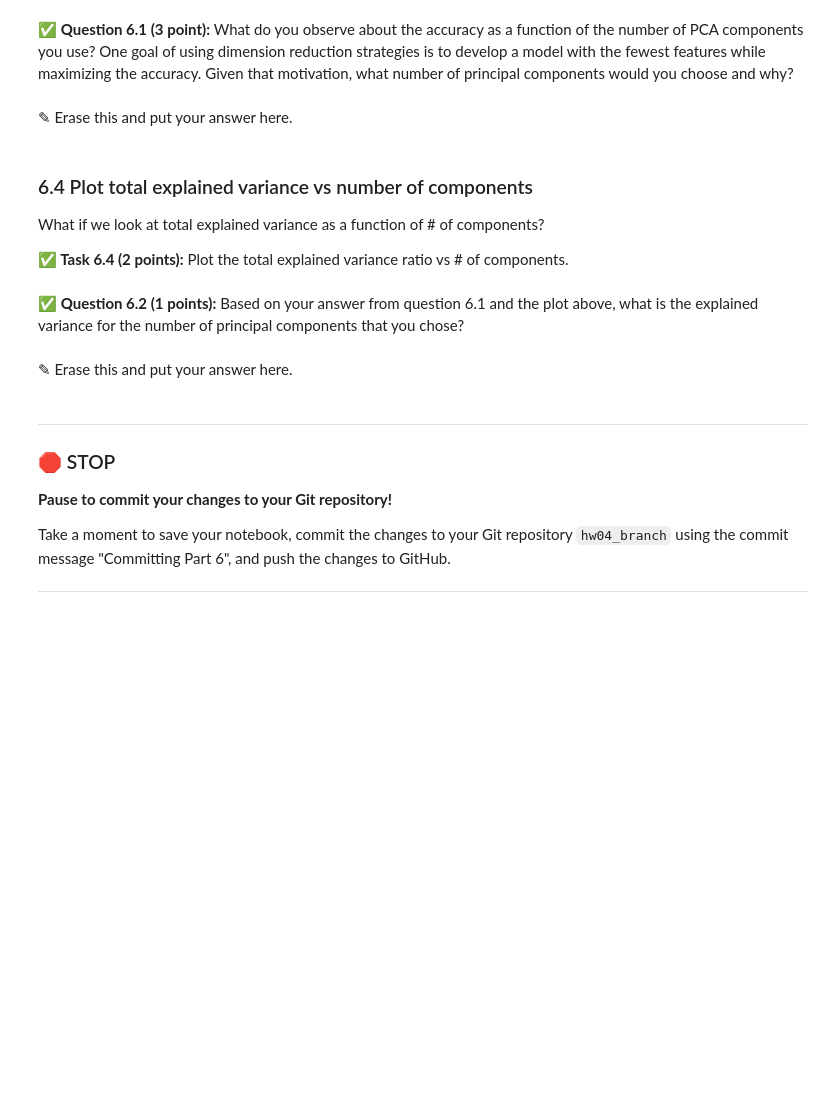
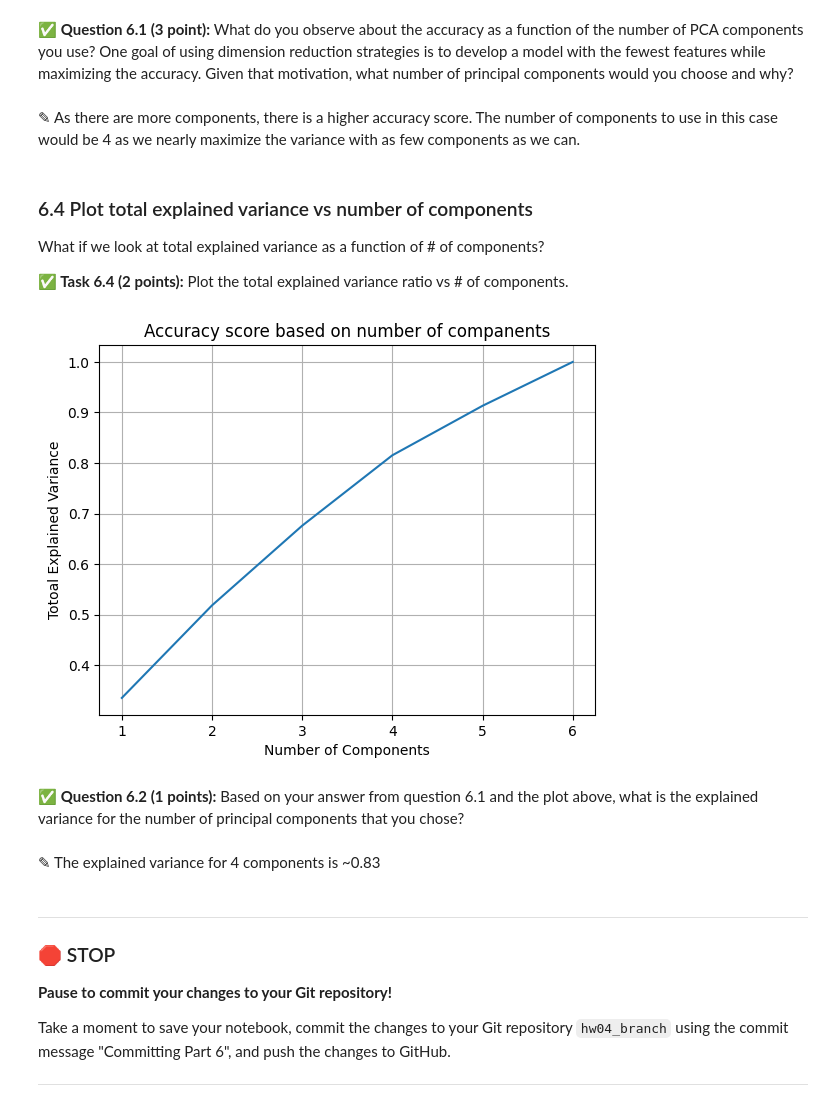
Before and after one commit to ethanfremder/CMSE202-f23-turnin, a Jupyter notebook: hw-04/HW-04_PerceptronSVMandPCA-STUDENT.ipynb, the cells around one changed output. Cells and saved outputs as stored; diff of their text form; code cells hidden in the pictures; blank space fills up the shorter version.

```diff
--- a/hw-04/HW-04_PerceptronSVMandPCA-STUDENT.ipynb
+++ b/hw-04/HW-04_PerceptronSVMandPCA-STUDENT.ipynb
@@ -500,7 +530,7 @@ Now that we have those numbers, it makes sense to look at the accuracy vs # of c
 # %% [markdown]
 **&#9989; Question 6.1 (3 point):** What do you observe about the accuracy as a function of the number of PCA components you use? One goal of using dimension reduction strategies is to develop a model with the fewest features while maximizing the accuracy. Given that motivation, what number of principal components would you choose and why?
-# %% [markdown]
-<font size=+3>&#9998;</font> Erase this and put your answer here.
+# %% [markdown]
+<font size=+3>&#9998;</font> As there are more components, there is a higher accuracy score. The number of components to use in this case would be 4 as we nearly maximize the variance with as few components as we can.
 # %% [markdown]
 ### 6.4 Plot total explained variance vs number of components
 
@@ -512,7 +540,17 @@ What if we look at total explained variance as a function of # of components?
+# %%
+# Put your code here
+x = [1,2,3,4,5,6]
+plt.plot(x,evrs)
+plt.xlabel('Number of Components')
+plt.ylabel('Totoal Explained Variance')
+plt.title('Accuracy score based on number of companents')
+plt.grid()
+# %% [output]
+[figure, added]
 # %% [markdown]
 **&#9989; Question 6.2 (1 points):** Based on your answer from question 6.1 and the plot above, what is the explained variance for the number of principal components that you chose?
-# %% [markdown]
-<font size=+3>&#9998;</font> Erase this and put your answer here.
+# %% [markdown]
+<font size=+3>&#9998;</font> The explained variance for 4 components is ~0.83
 # %% [markdown]
 ---
 ### &#128721; STOP
```
Also changed, not shown: parts of 8 cells of this notebook.
